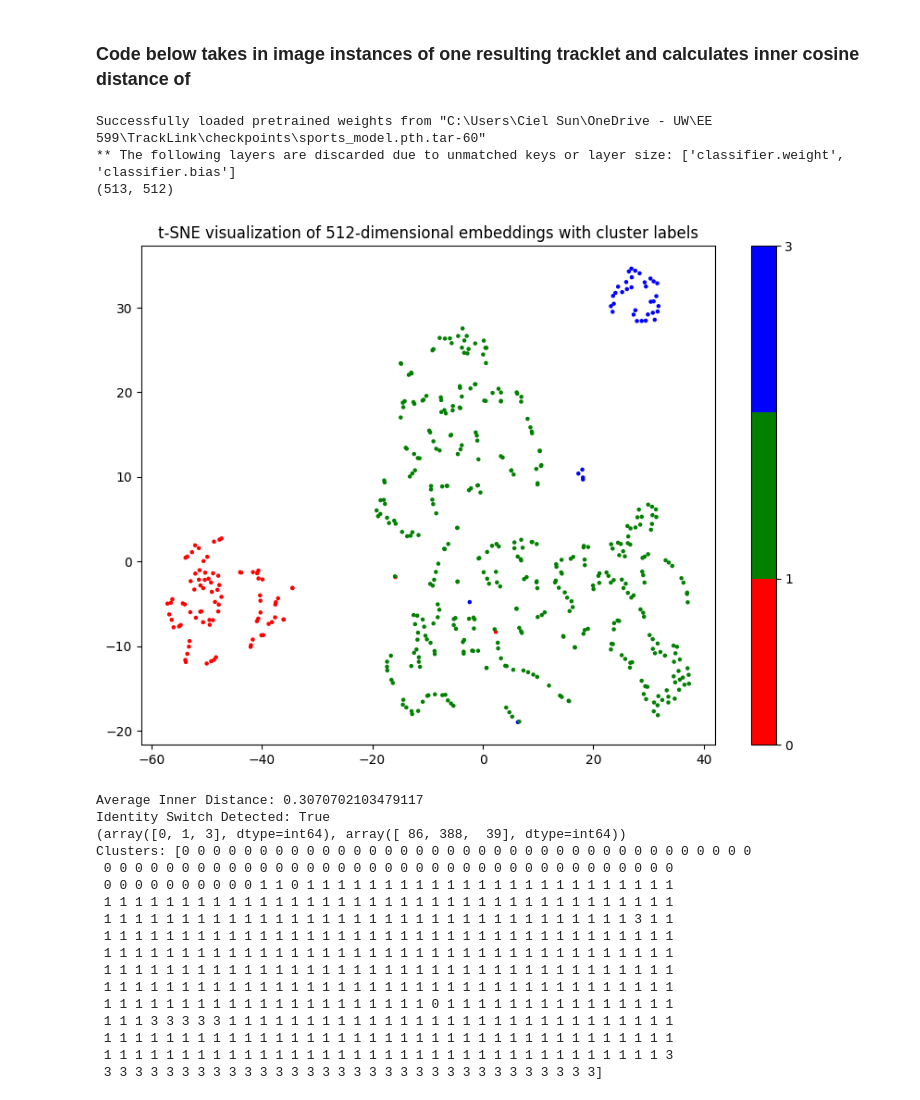
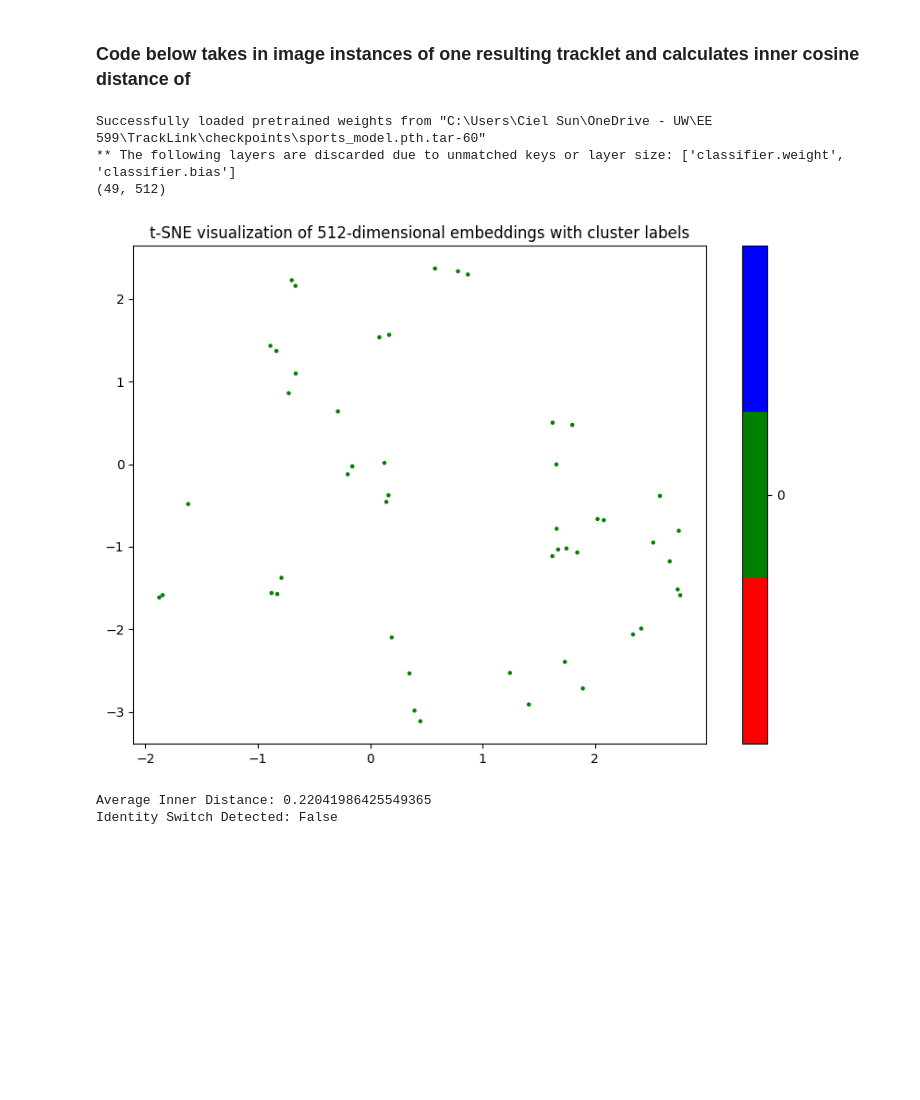
Before and after one commit to KirSerg64/gta-link, a Jupyter notebook: tools/visualize_targets.ipynb, the cells around one changed output. Cells and saved outputs as stored; diff of their text form; code cells hidden in the pictures; blank space fills up the shorter version.

```diff
--- a/tools/visualize_targets.ipynb
+++ b/tools/visualize_targets.ipynb
@@ -271,52 +271,37 @@ val_transforms = T.Compose([T.Resize([256, 128]),
 
 extractor = FeatureExtractor(model_name='osnet_x1_0',
                             model_path = r"C:\Users\Ciel Sun\OneDrive - UW\EE 599\TrackLink\checkpoints\sports_model.pth.tar-60",
                             device='cuda'
                             )
 # Good example
-img_dir = r"C:\Users\Ciel Sun\OneDrive - UW\EE 599\TrackLink\track-link\_temp\visualization\SportsMOT\v_2BhBRkkAqbQ_c002\4617_idsw"
-# img_dir = r"C:\Users\Ciel Sun\OneDrive - UW\EE 599\TrackLink\track-link\_temp\visualization\SportsMOT\v_2BhBRkkAqbQ_c002\4645_jersey53"
+# img_dir = r"C:\Users\Ciel Sun\OneDrive - UW\EE 599\TrackLink\track-link\_temp\visualization\SportsMOT\v_2BhBRkkAqbQ_c002\4617_idsw"
+img_dir = r"C:\Users\Ciel Sun\OneDrive - UW\EE 599\TrackLink\track-link\_temp\visualization\SportsMOT\v_2BhBRkkAqbQ_c002\4645_jersey53"
 embs = []
 for im_path in [os.path.join(img_dir, im) for im in os.listdir(img_dir) if im.endswith(".jpg")]:
     im = Image.open(im_path)
     im = val_transforms(im.convert('RGB')).unsqueeze(0)
     features = extractor(im)
     feat = features.cpu().detach().numpy().tolist()
     embs += feat
 
 
 print(np.array(embs).shape)
 
 average_distance = get_avg_inner_distance(embs)
 id_switch_detected, clusters = detect_id_switch(embs, min_samples=10, eps=0.6)
 # id_switch_detected, clusters = detect_id_switch_HDBSCAN(embs, min_cluster_size=4, max_clusters=3)
 
-visualize_embeddings(embs, clusters)
+visualize_embeddings(np.array(embs), clusters)
 
 print(f"Average Inner Distance: {average_distance}")
 print(f"Identity Switch Detected: {id_switch_detected}")
 if id_switch_detected:
     print(np.unique(clusters, return_counts=True))
     print(f"Clusters: {clusters}")
 # %% [output]
 Successfully loaded pretrained weights from "C:\Users\Ciel Sun\OneDrive - UW\EE 599\TrackLink\checkpoints\sports_model.pth.tar-60"
 ** The following layers are discarded due to unmatched keys or layer size: ['classifier.weight', 'classifier.bias']
-(513, 512)
+(49, 512)
-[figure, old version]
+[figure, new version]
-Average Inner Distance: 0.3070702103479117
-Identity Switch Detected: True
-(array([0, 1, 3], dtype=int64), array([ 86, 388,  39], dtype=int64))
-Clusters: [0 0 0 0 0 0 0 0 0 0 0 0 0 0 0 0 0 0 0 0 0 0 0 0 0 0 0 0 0 0 0 0 0 0 0 0 0
- 0 0 0 0 0 0 0 0 0 0 0 0 0 0 0 0 0 0 0 0 0 0 0 0 0 0 0 0 0 0 0 0 0 0 0 0 0
- 0 0 0 0 0 0 0 0 0 0 1 1 0 1 1 1 1 1 1 1 1 1 1 1 1 1 1 1 1 1 1 1 1 1 1 1 1
- 1 1 1 1 1 1 1 1 1 1 1 1 1 1 1 1 1 1 1 1 1 1 1 1 1 1 1 1 1 1 1 1 1 1 1 1 1
- 1 1 1 1 1 1 1 1 1 1 1 1 1 1 1 1 1 1 1 1 1 1 1 1 1 1 1 1 1 1 1 1 1 1 3 1 1
- 1 1 1 1 1 1 1 1 1 1 1 1 1 1 1 1 1 1 1 1 1 1 1 1 1 1 1 1 1 1 1 1 1 1 1 1 1
- 1 1 1 1 1 1 1 1 1 1 1 1 1 1 1 1 1 1 1 1 1 1 1 1 1 1 1 1 1 1 1 1 1 1 1 1 1
- 1 1 1 1 1 1 1 1 1 1 1 1 1 1 1 1 1 1 1 1 1 1 1 1 1 1 1 1 1 1 1 1 1 1 1 1 1
- 1 1 1 1 1 1 1 1 1 1 1 1 1 1 1 1 1 1 1 1 1 1 1 1 1 1 1 1 1 1 1 1 1 1 1 1 1
- 1 1 1 1 1 1 1 1 1 1 1 1 1 1 1 1 1 1 1 1 1 0 1 1 1 1 1 1 1 1 1 1 1 1 1 1 1
- 1 1 1 3 3 3 3 3 1 1 1 1 1 1 1 1 1 1 1 1 1 1 1 1 1 1 1 1 1 1 1 1 1 1 1 1 1
- 1 1 1 1 1 1 1 1 1 1 1 1 1 1 1 1 1 1 1 1 1 1 1 1 1 1 1 1 1 1 1 1 1 1 1 1 1
- 1 1 1 1 1 1 1 1 1 1 1 1 1 1 1 1 1 1 1 1 1 1 1 1 1 1 1 1 1 1 1 1 1 1 1 1 3
- 3 3 3 3 3 3 3 3 3 3 3 3 3 3 3 3 3 3 3 3 3 3 3 3 3 3 3 3 3 3 3 3]
+Average Inner Distance: 0.22041986425549365
+Identity Switch Detected: False
```
Also changed, not shown: 13 other files.
